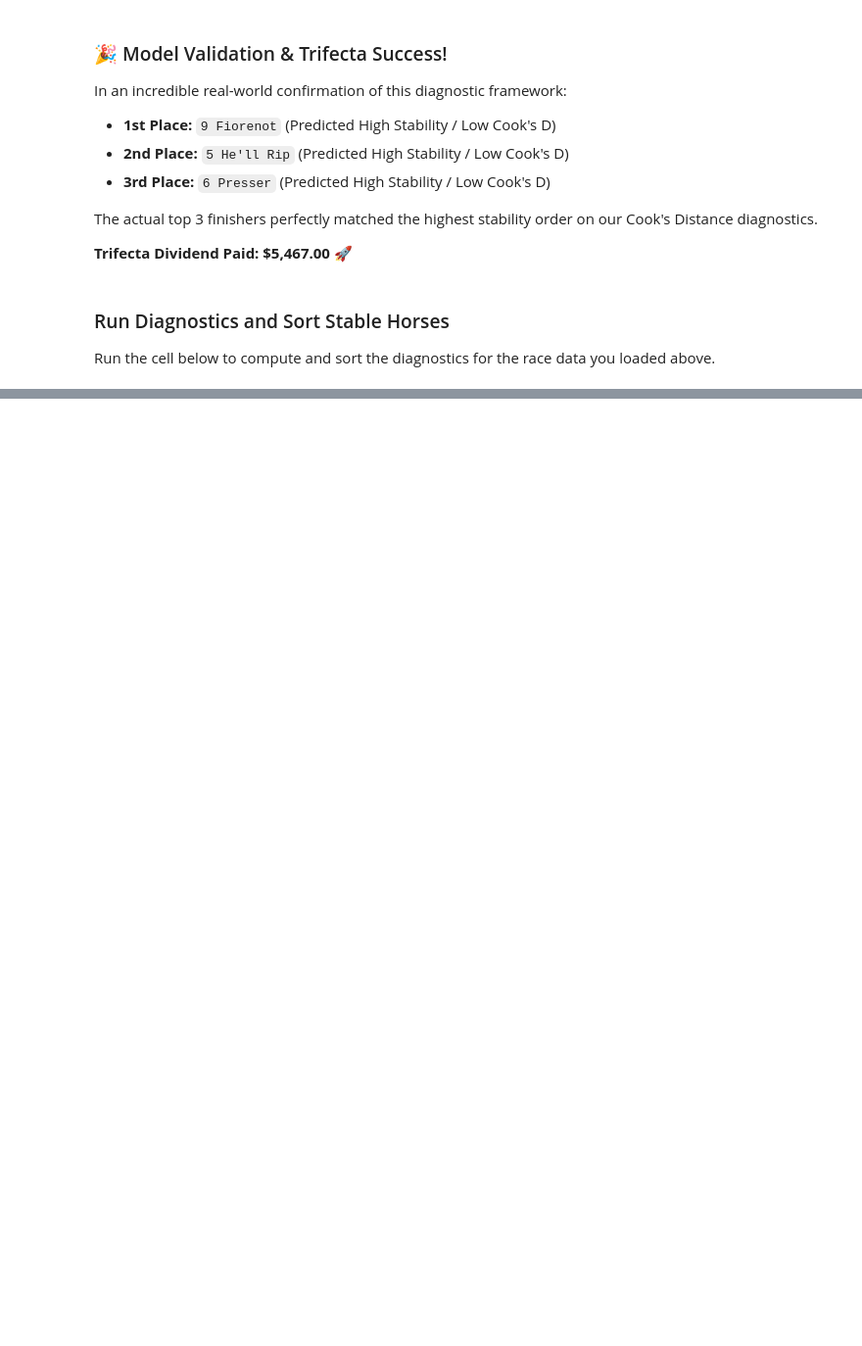
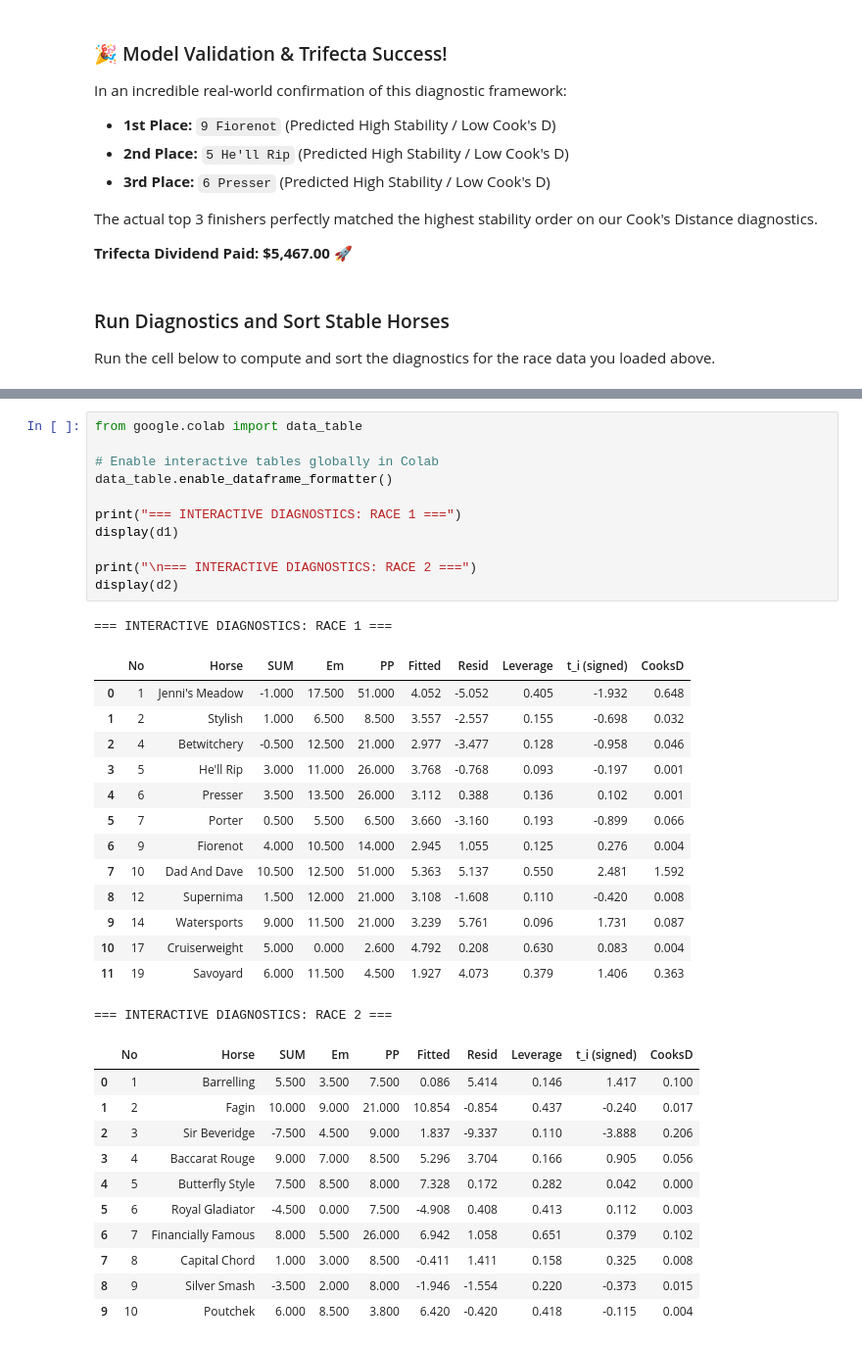
Before and after one commit to davesagit123/blank-app, a Jupyter notebook: LEVERAGE,_OUTLIERS,_&amp;_INFLUENTIAL_POINTS.ipynb, the cells around one changed output, grey strips where cells are left out. Shown at 98% size. Saved outputs shown, nothing was run; the diff lists cells and outputs as text; blank space fills up the shorter version.

```diff
--- a/LEVERAGE,_OUTLIERS,_&amp;_INFLUENTIAL_POINTS.ipynb
+++ b/LEVERAGE,_OUTLIERS,_&amp;_INFLUENTIAL_POINTS.ipynb
@@ -425,0 +592,38 @@ display(df_sect_diagnostics.sort_values(by='Cooks_D').style.background_gradient(
+# %%
+from google.colab import data_table
+
+# Enable interactive tables globally in Colab
+data_table.enable_dataframe_formatter()
+
+print("=== INTERACTIVE DIAGNOSTICS: RACE 1 ===")
+display(d1)
+
+print("\n=== INTERACTIVE DIAGNOSTICS: RACE 2 ===")
+display(d2)
+# %% [output]
+=== INTERACTIVE DIAGNOSTICS: RACE 1 ===
+|  | No | Horse | SUM | Em | PP | Fitted | Resid | Leverage | t_i (signed) | CooksD |
+| 0 | 1 | Jenni's Meadow | -1.000 | 17.500 | 51.000 | 4.052 | -5.052 | 0.405 | -1.932 | 0.648 |
+| 1 | 2 | Stylish | 1.000 | 6.500 | 8.500 | 3.557 | -2.557 | 0.155 | -0.698 | 0.032 |
+| 2 | 4 | Betwitchery | -0.500 | 12.500 | 21.000 | 2.977 | -3.477 | 0.128 | -0.958 | 0.046 |
+| 3 | 5 | He'll Rip | 3.000 | 11.000 | 26.000 | 3.768 | -0.768 | 0.093 | -0.197 | 0.001 |
+| 4 | 6 | Presser | 3.500 | 13.500 | 26.000 | 3.112 | 0.388 | 0.136 | 0.102 | 0.001 |
+| 5 | 7 | Porter | 0.500 | 5.500 | 6.500 | 3.660 | -3.160 | 0.193 | -0.899 | 0.066 |
+| 6 | 9 | Fiorenot | 4.000 | 10.500 | 14.000 | 2.945 | 1.055 | 0.125 | 0.276 | 0.004 |
+| 7 | 10 | Dad And Dave | 10.500 | 12.500 | 51.000 | 5.363 | 5.137 | 0.550 | 2.481 | 1.592 |
+| 8 | 12 | Supernima | 1.500 | 12.000 | 21.000 | 3.108 | -1.608 | 0.110 | -0.420 | 0.008 |
+| 9 | 14 | Watersports | 9.000 | 11.500 | 21.000 | 3.239 | 5.761 | 0.096 | 1.731 | 0.087 |
+| 10 | 17 | Cruiserweight | 5.000 | 0.000 | 2.600 | 4.792 | 0.208 | 0.630 | 0.083 | 0.004 |
+| 11 | 19 | Savoyard | 6.000 | 11.500 | 4.500 | 1.927 | 4.073 | 0.379 | 1.406 | 0.363 |
+=== INTERACTIVE DIAGNOSTICS: RACE 2 ===
+|  | No | Horse | SUM | Em | PP | Fitted | Resid | Leverage | t_i (signed) | CooksD |
+| 0 | 1 | Barrelling | 5.500 | 3.500 | 7.500 | 0.086 | 5.414 | 0.146 | 1.417 | 0.100 |
+| 1 | 2 | Fagin | 10.000 | 9.000 | 21.000 | 10.854 | -0.854 | 0.437 | -0.240 | 0.017 |
+| 2 | 3 | Sir Beveridge | -7.500 | 4.500 | 9.000 | 1.837 | -9.337 | 0.110 | -3.888 | 0.206 |
+| 3 | 4 | Baccarat Rouge | 9.000 | 7.000 | 8.500 | 5.296 | 3.704 | 0.166 | 0.905 | 0.056 |
+| 4 | 5 | Butterfly Style | 7.500 | 8.500 | 8.000 | 7.328 | 0.172 | 0.282 | 0.042 | 0.000 |
+| 5 | 6 | Royal Gladiator | -4.500 | 0.000 | 7.500 | -4.908 | 0.408 | 0.413 | 0.112 | 0.003 |
+| 6 | 7 | Financially Famous | 8.000 | 5.500 | 26.000 | 6.942 | 1.058 | 0.651 | 0.379 | 0.102 |
+| 7 | 8 | Capital Chord | 1.000 | 3.000 | 8.500 | -0.411 | 1.411 | 0.158 | 0.325 | 0.008 |
+| 8 | 9 | Silver Smash | -3.500 | 2.000 | 8.000 | -1.946 | -1.554 | 0.220 | -0.373 | 0.015 |
+| 9 | 10 | Poutchek | 6.000 | 8.500 | 3.800 | 6.420 | -0.420 | 0.418 | -0.115 | 0.004 |
```
Also changed, not shown: parts of 5 cells of this notebook.
